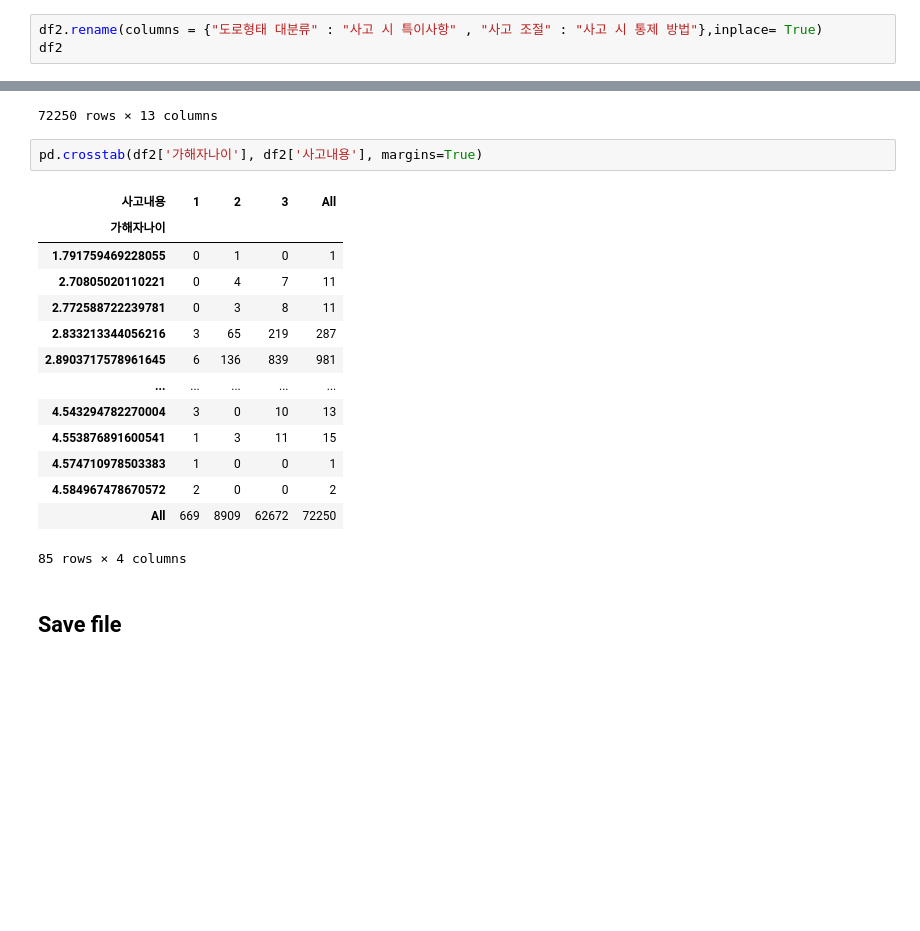
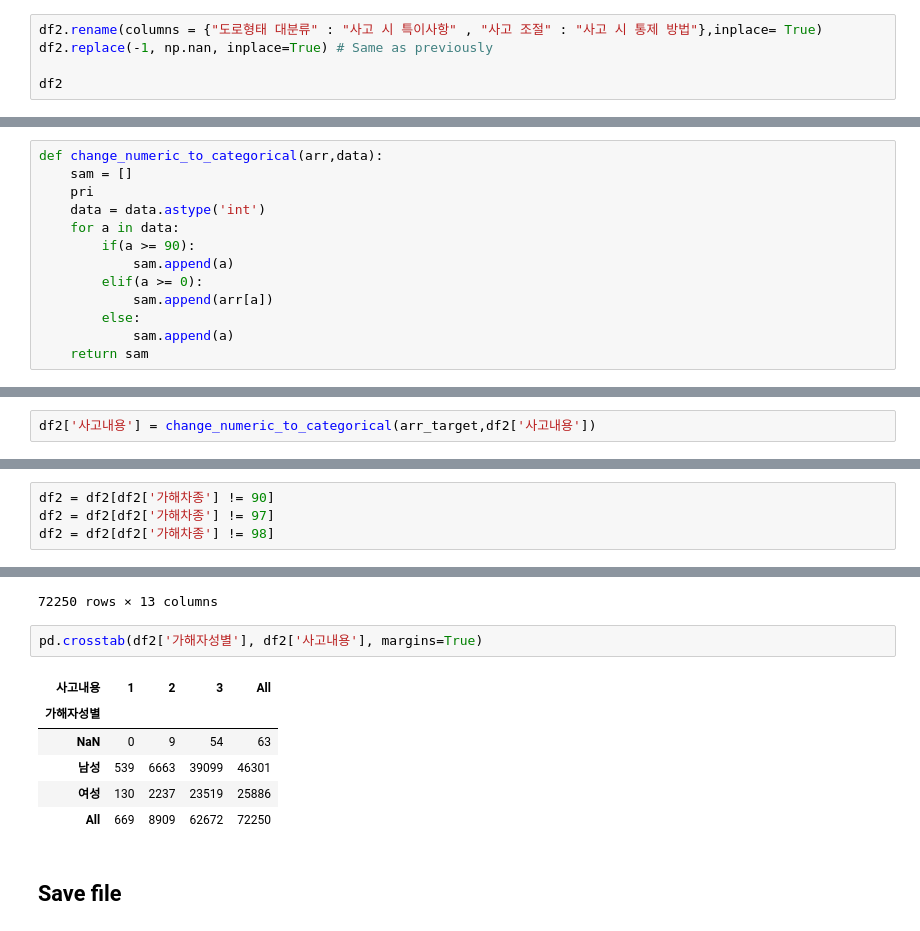
Before and after one commit to oohyun15/Prediction-of-Traffic-Accident-Risk, a Jupyter notebook: src/Preprocessing2.ipynb, the cells around one changed output, grey strips where cells are left out. Saved outputs shown, nothing was run; the diff lists cells and outputs as text; blank space fills up the shorter version.

```diff
--- a/src/Preprocessing2.ipynb
+++ b/src/Preprocessing2.ipynb
@@ -227,5 +226,7 @@ arr_juncon = ['20m내에 교차로 없음','교통 정리 경찰','신호등','
 # %%
 df2.rename(columns = {"도로형태 대분류" : "사고 시 특이사항" , "사고 조절" : "사고 시 통제 방법"},inplace= True)
+df2.replace(-1, np.nan, inplace=True) # Same as previously
+
 df2
 # %% [output]
 |  | 사고내용 | 사고 시 특이사항 | 기상상태 | 차량년식 | 가해자성별 | 가해자나이 | 요일 | 가해차종 | 노면상태 | 보행자이동 | 빛 세기 | ... |
@@ -260,4 +261,17 @@ df2.isnull().sum()
 dtype: int64
+# %%
+def change_numeric_to_categorical(arr,data):
+    sam = []
+    pri
+    data = data.astype('int')
+    for a in data:
+        if(a >= 90):
+            sam.append(a)
+        elif(a >= 0):
+            sam.append(arr[a])
+        else:
+            sam.append(a)
+    return sam
 # %%
 df2.replace(-1, np.nan, inplace=True) # Same as previously
 df2=df2.dropna()
@@ -352,3 +354,5 @@ df2.isnull().sum() / df2.shape[0]
 사고 위치         0.0
 사고 시 통제 방법    0.0
 dtype: float64
+# %%
+df2['사고내용'] = change_numeric_to_categorical(arr_target,df2['사고내용'])
@@ -354,0 +380,4 @@ dtype: float64
+# %%
+df2 = df2[df2['가해차종'] != 90]
+df2 = df2[df2['가해차종'] != 97]
+df2 = df2[df2['가해차종'] != 98]
@@ -419,22 +476,14 @@ df2
 | 285314 | 3 | 특이사항 없음 | 비 | 4.0 | 남성 | 3.044522 | 토 | 자가용 | 젖음 | 보행자가 아님 | 밝음 | ... |
 72250 rows × 13 columns
 # %%
-pd.crosstab(df2['가해자나이'], df2['사고내용'], margins=True)
+pd.crosstab(df2['가해자성별'], df2['사고내용'], margins=True)
 # %% [output]
 | 사고내용 | 1 | 2 | 3 | All |
-| 가해자나이 |  |  |  |  |
-| 1.791759469228055 | 0 | 1 | 0 | 1 |
-| 2.70805020110221 | 0 | 4 | 7 | 11 |
-| 2.772588722239781 | 0 | 3 | 8 | 11 |
-| 2.833213344056216 | 3 | 65 | 219 | 287 |
-| 2.8903717578961645 | 6 | 136 | 839 | 981 |
-| ... | ... | ... | ... | ... |
-| 4.543294782270004 | 3 | 0 | 10 | 13 |
-| 4.553876891600541 | 1 | 3 | 11 | 15 |
-| 4.574710978503383 | 1 | 0 | 0 | 1 |
-| 4.584967478670572 | 2 | 0 | 0 | 2 |
+| 가해자성별 |  |  |  |  |
+| NaN | 0 | 9 | 54 | 63 |
+| 남성 | 539 | 6663 | 39099 | 46301 |
+| 여성 | 130 | 2237 | 23519 | 25886 |
 | All | 669 | 8909 | 62672 | 72250 |
-85 rows × 4 columns
 # %% [markdown]
 ## Save file
 # %%
```
Also changed, not shown: parts of 15 cells of this notebook, 3 other files.
